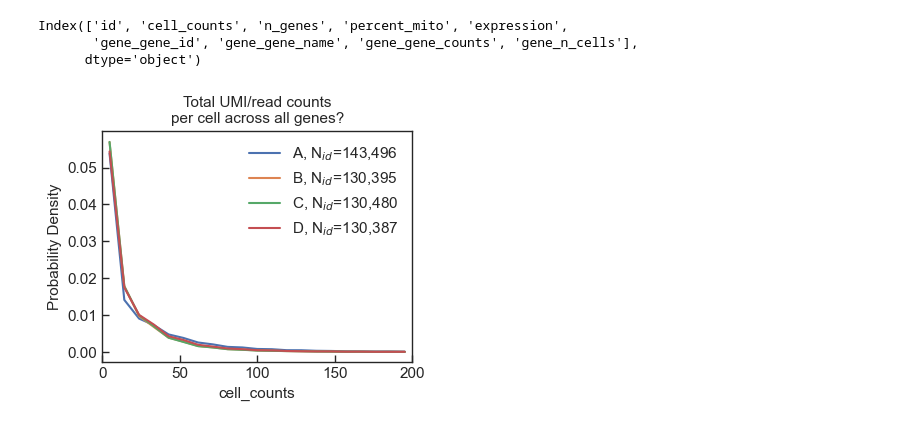
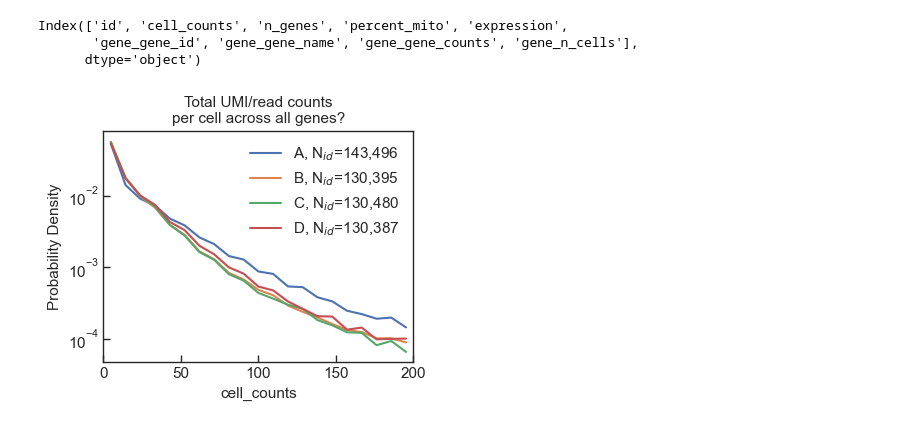
Before and after one commit to Guoming-Gao/GG-general-GuttmanLab, a Jupyter notebook: Plot_starsolo_h5ad.ipynb, the cells around one changed output. Cells and saved outputs as stored; diff of their text form; code cells hidden in the pictures.

```diff
--- a/Plot_starsolo_h5ad.ipynb
+++ b/Plot_starsolo_h5ad.ipynb
@@ -101,41 +87,39 @@ Index(['id', 'cell_counts', 'n_genes', 'percent_mito', 'expression',
 # %%
 # cell_counts: Represents the total UMI/read counts per cell across all genes.
 x_max = 200
-hist_A, bins_edge = np.histogram(
-    df_A_all.cell_counts, bins=21, range=(0, x_max), density=True
-)
-hist_B, bins_edge = np.histogram(
-    df_B_all.cell_counts, bins=21, range=(0, x_max), density=True
-)
-hist_C, bins_edge = np.histogram(
-    df_C_all.cell_counts, bins=21, range=(0, x_max), density=True
-)
-hist_D, bins_edge = np.histogram(
-    df_D_all.cell_counts, bins=21, range=(0, x_max), density=True
-)
+cname = "cell_counts"
+dfa = df_A_all[cname]
+dfb = df_B_all[cname]
+dfc = df_C_all[cname]
+dfd = df_D_all[cname]
+hist_A, bins_edge = np.histogram(dfa, bins=21, range=(0, x_max), density=True)
+hist_B, bins_edge = np.histogram(dfb, bins=21, range=(0, x_max), density=True)
+hist_C, bins_edge = np.histogram(dfc, bins=21, range=(0, x_max), density=True)
+hist_D, bins_edge = np.histogram(dfd, bins=21, range=(0, x_max), density=True)
 midpoints = (bins_edge[:-1] + bins_edge[1:]) / 2
 plt.figure(figsize=(4, 3))
-plt.plot(midpoints, hist_A, label=r"A, N$_{id}$=" + f"{df_A_all.shape[0]:,}")
-plt.plot(midpoints, hist_B, label=r"B, N$_{id}$=" + f"{df_B_all.shape[0]:,}")
-plt.plot(midpoints, hist_C, label=r"C, N$_{id}$=" + f"{df_C_all.shape[0]:,}")
-plt.plot(midpoints, hist_D, label=r"D, N$_{id}$=" + f"{df_D_all.shape[0]:,}")
+plt.plot(midpoints, hist_A, label=r"A, N$_{id}$=" + f"{dfa.shape[0]:,}")
+plt.plot(midpoints, hist_B, label=r"B, N$_{id}$=" + f"{dfb.shape[0]:,}")
+plt.plot(midpoints, hist_C, label=r"C, N$_{id}$=" + f"{dfc.shape[0]:,}")
+plt.plot(midpoints, hist_D, label=r"D, N$_{id}$=" + f"{dfd.shape[0]:,}")
 plt.xlim(0, x_max)
+plt.yscale('log')
 plt.legend(frameon=False)
 # adjust
 plt.title('Total UMI/read counts\nper cell across all genes?', fontsize=11)
 plt.xlabel(r"cell_counts", fontsize=11)
 plt.ylabel(r"Probability Density", fontsize=11)
 plt.gca().spines[:].set_linewidth(1)
 plt.gca().tick_params(
     axis="both",
     which="major",
     labelsize=11,
     direction="in",
     bottom=True,
     left=True,
     length=5,
     width=1,
 )
 plt.savefig("hist_cell_counts_across_4_conditions.png", format="png", dpi=300)
 # %% [output]
-[figure, old version]
+[figure, new version]
```
Also changed, not shown: parts of 3 cells of this notebook.
